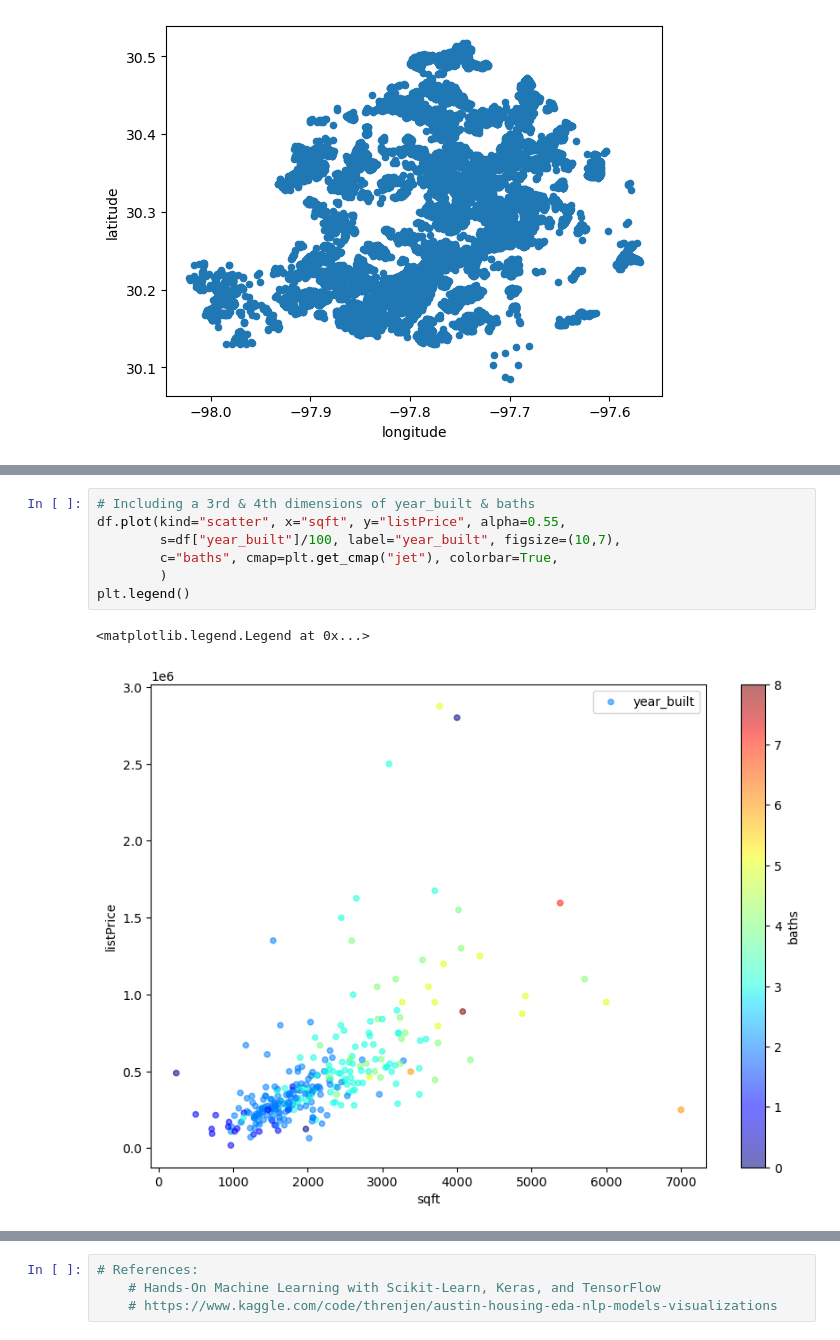
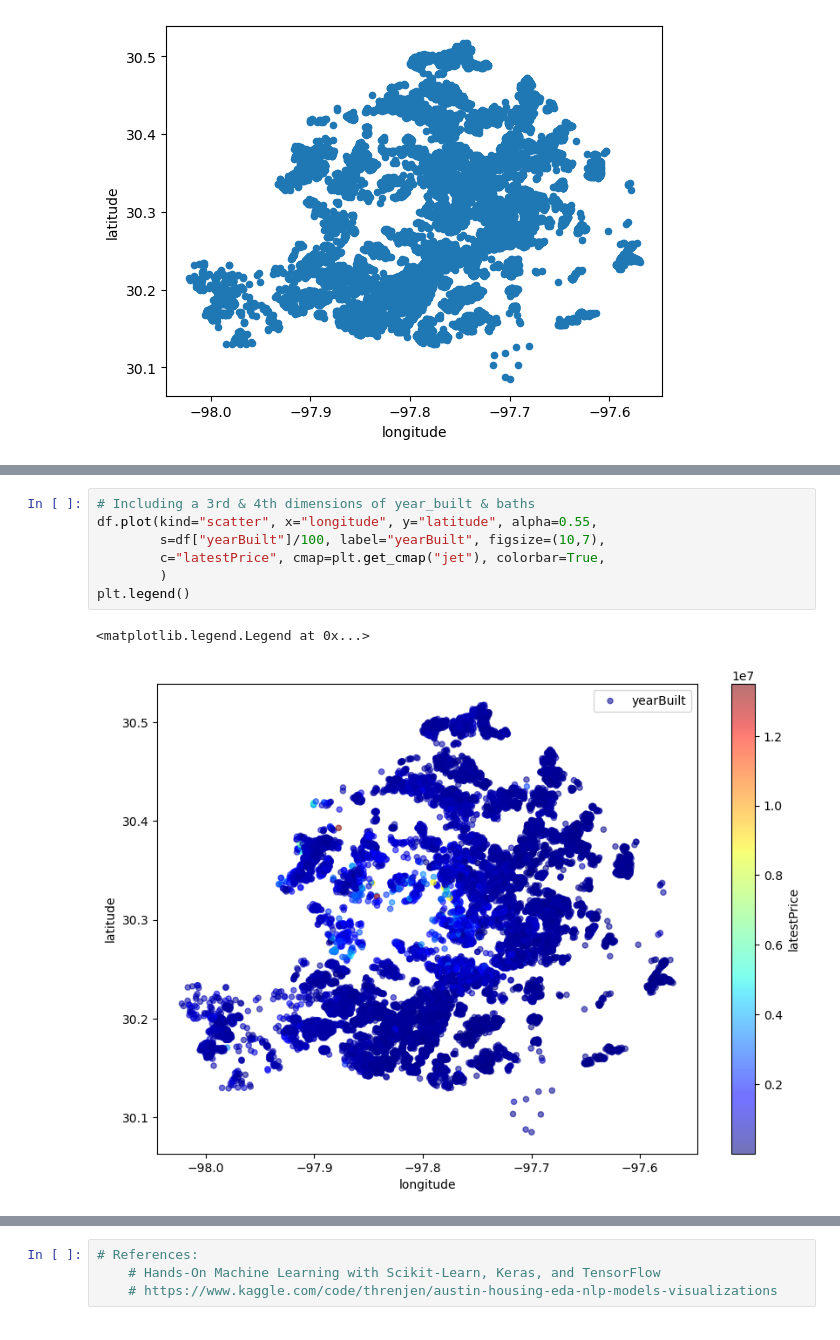
Before and after one commit to ojw92/HandsonML, a Jupyter notebook: ch2.ipynb, the cells around one changed output, grey strips where cells are left out. Cells and saved outputs as stored; diff of their text form.

```diff
--- a/ch2.ipynb
+++ b/ch2.ipynb
@@ -345,10 +346,10 @@ scatter_without_outliers(df, 'sqft', 'listPrice', z_thresh=3)
 # %%
 # Including a 3rd & 4th dimensions of year_built & baths
-df.plot(kind="scatter", x="sqft", y="listPrice", alpha=0.55,
-        s=df["year_built"]/100, label="year_built", figsize=(10,7),
-        c="baths", cmap=plt.get_cmap("jet"), colorbar=True,
+df.plot(kind="scatter", x="longitude", y="latitude", alpha=0.55,
+        s=df["yearBuilt"]/100, label="yearBuilt", figsize=(10,7),
+        c="latestPrice", cmap=plt.get_cmap("jet"), colorbar=True,
         )
 plt.legend()
 # %% [output]
 <matplotlib.legend.Legend at 0x...>
-[figure, old version]
+[figure, new version]
```
Also changed, not shown: parts of 16 cells of this notebook.
